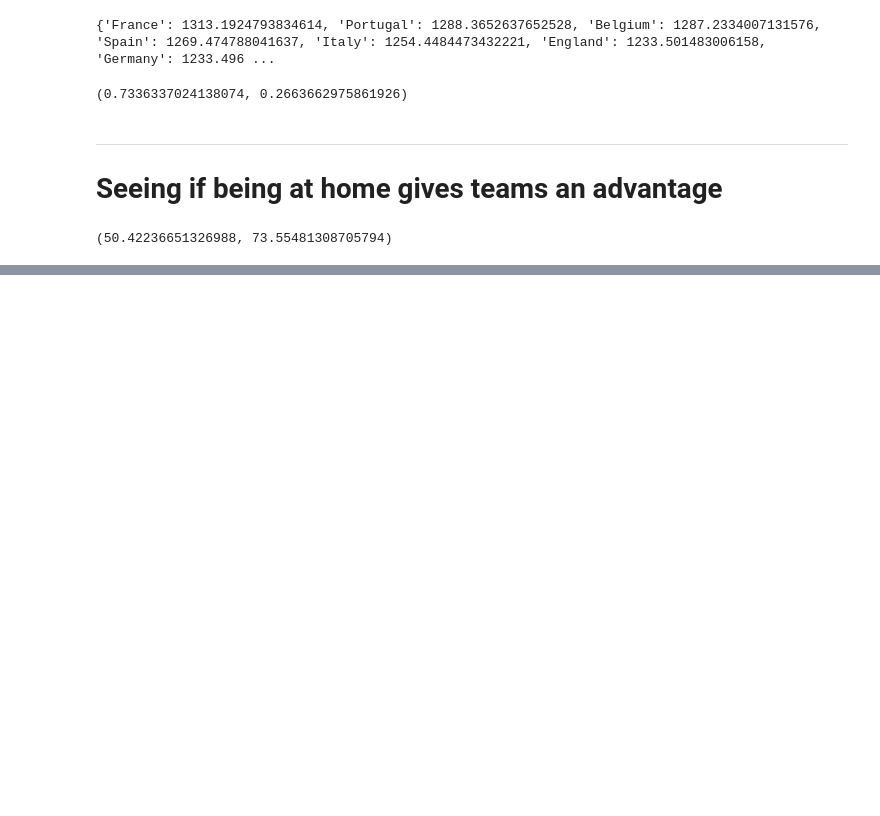
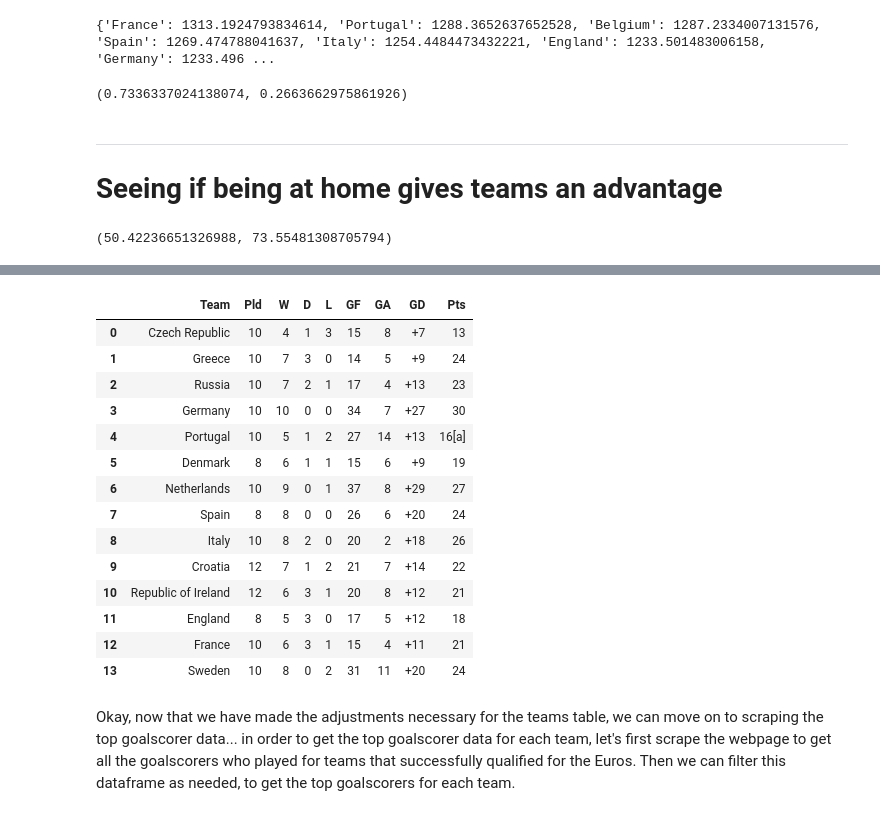
Before and after one commit to pranav-sivaraman/cmsc320-final-project, a Jupyter notebook: Final Project - CMSC320.ipynb, the cells around one changed output, grey strips where cells are left out. Drawn from its saved outputs; the diff is of its cells as text; code cells hidden in the pictures; blank space fills up the shorter version.

```diff
--- a/Final Project - CMSC320.ipynb
+++ b/Final Project - CMSC320.ipynb
@@ -205,0 +365,43 @@ calculate_home_percentages()
+# %%
+# Indices of teams in play-offs
+playoff_teams = [0,4,9,10]
+
+# Since each play-off team played an additional 2 games, adding those to the respective games played counts for each play-off team
+for index in playoff_teams:
+    euro_2012_qualifying_teams_df.at[index,'Pld'] = int(euro_2012_qualifying_teams_df.at[index,'Pld']) + 2
+
+# Adjustments for Czech Republic
+euro_2012_qualifying_teams_df.at[0,'GF'] = '15'
+euro_2012_qualifying_teams_df.at[0,'GD'] = '+7'
+# Adjustments for Portugal
+euro_2012_qualifying_teams_df.at[4,'GF'] = '27'
+euro_2012_qualifying_teams_df.at[4,'GA'] = '14'
+euro_2012_qualifying_teams_df.at[4,'GD'] = '+13'
+# Adjustments for Croatia
+euro_2012_qualifying_teams_df.at[9,'GF'] = '21'
+euro_2012_qualifying_teams_df.at[9,'GD'] = '+14'
+# Adjustments for Ireland
+euro_2012_qualifying_teams_df.at[10,'GF'] = '20'
+euro_2012_qualifying_teams_df.at[10,'GA'] = '8'
+euro_2012_qualifying_teams_df.at[10,'GD'] = '+12'
+
+euro_2012_qualifying_teams_df
+# %% [output]
+|  | Team | Pld | W | D | L | GF | GA | GD | Pts |
+| 0 | Czech Republic | 10 | 4 | 1 | 3 | 15 | 8 | +7 | 13 |
+| 1 | Greece | 10 | 7 | 3 | 0 | 14 | 5 | +9 | 24 |
+| 2 | Russia | 10 | 7 | 2 | 1 | 17 | 4 | +13 | 23 |
+| 3 | Germany | 10 | 10 | 0 | 0 | 34 | 7 | +27 | 30 |
+| 4 | Portugal | 10 | 5 | 1 | 2 | 27 | 14 | +13 | 16[a] |
+| 5 | Denmark | 8 | 6 | 1 | 1 | 15 | 6 | +9 | 19 |
+| 6 | Netherlands | 10 | 9 | 0 | 1 | 37 | 8 | +29 | 27 |
+| 7 | Spain | 8 | 8 | 0 | 0 | 26 | 6 | +20 | 24 |
+| 8 | Italy | 10 | 8 | 2 | 0 | 20 | 2 | +18 | 26 |
+| 9 | Croatia | 12 | 7 | 1 | 2 | 21 | 7 | +14 | 22 |
+| 10 | Republic of Ireland | 12 | 6 | 3 | 1 | 20 | 8 | +12 | 21 |
+| 11 | England | 8 | 5 | 3 | 0 | 17 | 5 | +12 | 18 |
+| 12 | France | 10 | 6 | 3 | 1 | 15 | 4 | +11 | 21 |
+| 13 | Sweden | 10 | 8 | 0 | 2 | 31 | 11 | +20 | 24 |
+# %% [markdown]
+Okay, now that we have made the adjustments necessary for the teams table, we can move on to scraping the top goalscorer data... in order to get the top goalscorer data for each team, let's first scrape the webpage to get all the goalscorers who played for teams that successfully qualified for the Euros. Then we can filter this dataframe as
+needed, to get the top goalscorers for each team.
```
Also changed, not shown: parts of 21 cells of this notebook.
